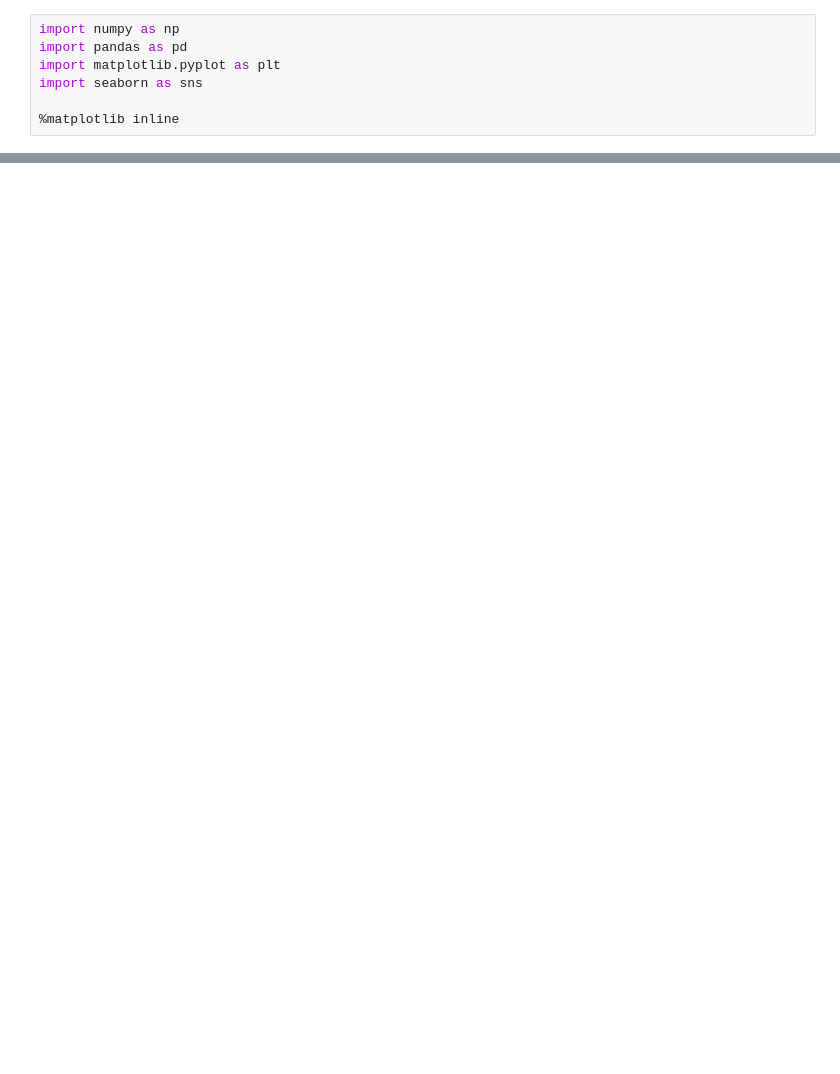
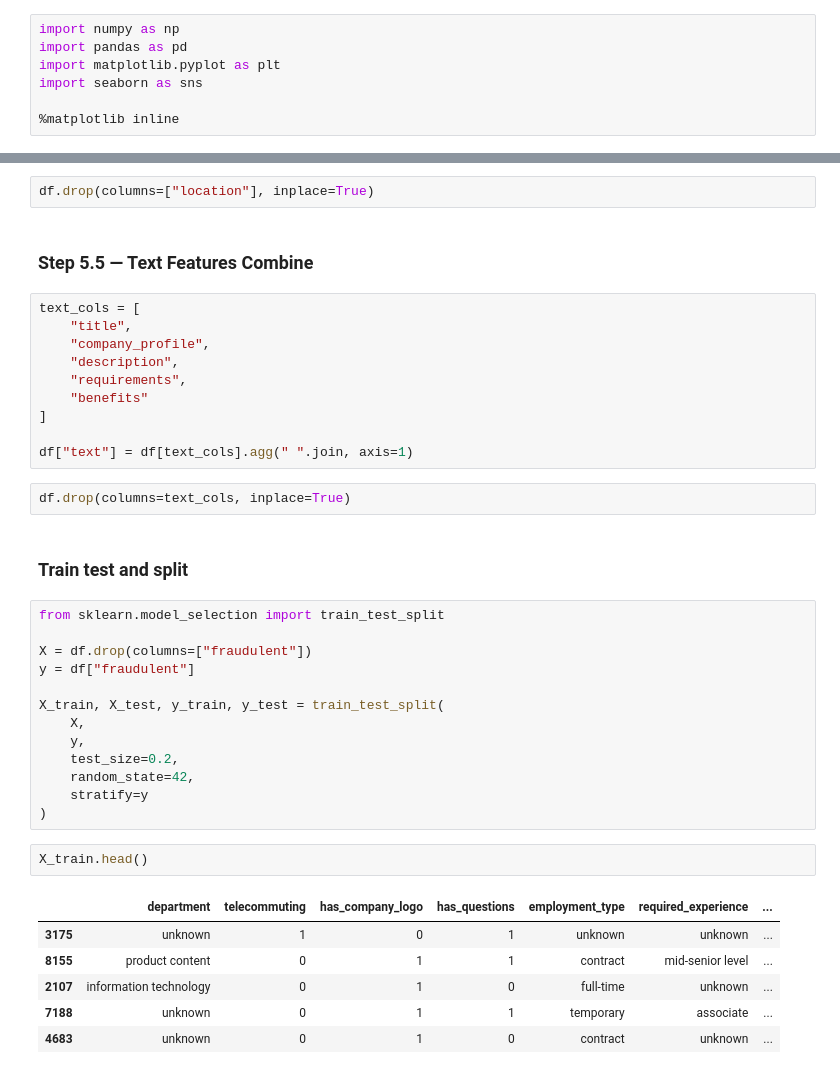
Before and after one commit to DEVELOPER-MANISH007/Kaggle-Notebook, a Jupyter notebook: 9.Notebook/Notebook/main.ipynb, the cells around one changed output, grey strips where cells are left out. Cells and saved outputs as stored; diff of their text form; blank space fills up the shorter version.

```diff
--- a/9.Notebook/Notebook/main.ipynb
+++ b/9.Notebook/Notebook/main.ipynb
@@ -164,0 +565,40 @@ memory usage: 2.5+ MB
+# %%
+df.drop(columns=["location"], inplace=True)
+# %% [markdown]
+### Step 5.5 — Text Features Combine
+# %%
+text_cols = [
+    "title",
+    "company_profile",
+    "description",
+    "requirements",
+    "benefits"
+]
+
+df["text"] = df[text_cols].agg(" ".join, axis=1)
+# %%
+df.drop(columns=text_cols, inplace=True)
+# %% [markdown]
+### Train test and split
+# %%
+from sklearn.model_selection import train_test_split
+
+X = df.drop(columns=["fraudulent"])
+y = df["fraudulent"]
+
+X_train, X_test, y_train, y_test = train_test_split(
+    X,
+    y,
+    test_size=0.2,
+    random_state=42,
+    stratify=y
+)
+# %%
+X_train.head()
+# %% [output]
+|  | department | telecommuting | has_company_logo | has_questions | employment_type | required_experience | ... |
+| 3175 | unknown | 1 | 0 | 1 | unknown | unknown | ... |
+| 8155 | product content | 0 | 1 | 1 | contract | mid-senior level | ... |
+| 2107 | information technology | 0 | 1 | 0 | full-time | unknown | ... |
+| 7188 | unknown | 0 | 1 | 1 | temporary | associate | ... |
+| 4683 | unknown | 0 | 1 | 0 | contract | unknown | ... |
```
Also changed, not shown: parts of 85 cells of this notebook, 4 other files.
